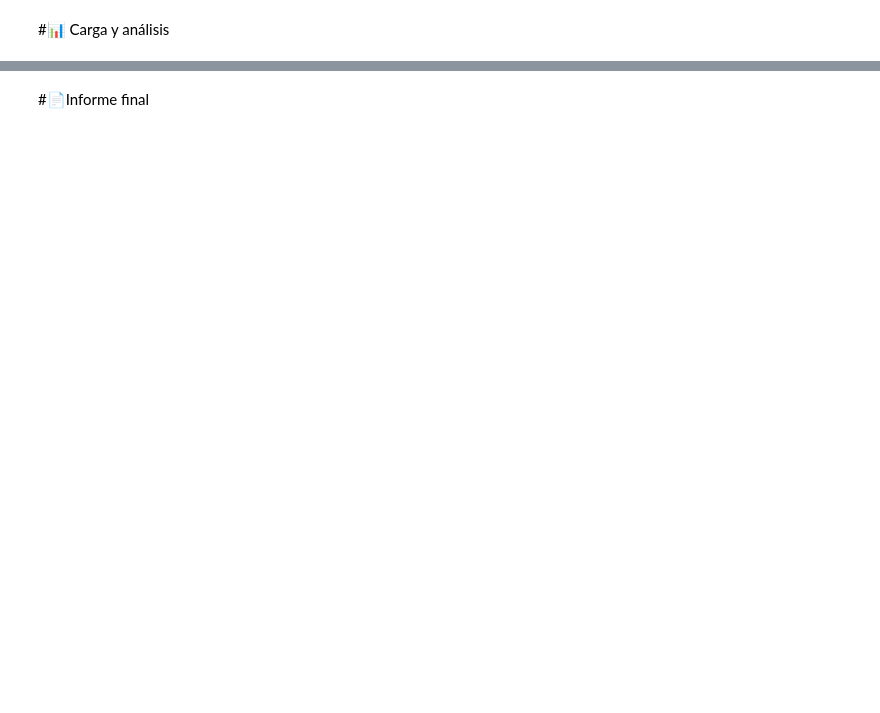
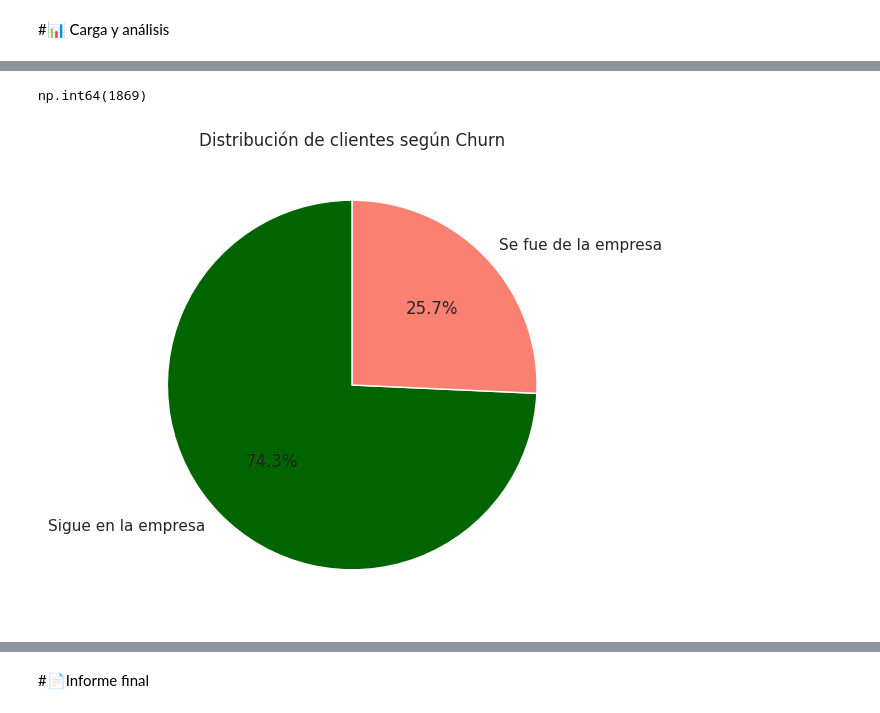
Before and after one commit to WolganStark/CHALLENGE-TELECOM-X, a Jupyter notebook: TelecomX.ipynb, the cells around one changed output, grey strips where cells are left out. Drawn from its saved outputs; the diff is of its cells as text; code cells hidden in the pictures; blank space fills up the shorter version.

```diff
--- a/TelecomX.ipynb
+++ b/TelecomX.ipynb
@@ -26,0 +355,12 @@ df.head()
+# %%
+# Estandarización de datos
+
+df['customer.SeniorCitizen'] = df['customer.SeniorCitizen'].map({0: False, 1: True})
+
+for col in ['customer.Partner', 'customer.Dependents', 'phone.PhoneService', 'account.PaperlessBilling']:
+    df[col] = df[col].map({'Yes': True, 'No': False})
+
+df['phone.MultipleLines'] = df['phone.MultipleLines'].map({'Yes': True, 'No': False, 'No phone service': False})
+
+for col in ['internet.OnlineSecurity', 'internet.OnlineBackup', 'internet.DeviceProtection', 'internet.TechSupport', 'internet.StreamingTV', 'internet.StreamingMovies']:
+    df[col] = df[col].map({'Yes': True, 'No': False, 'No internet service': False})
@@ -26,0 +430,5 @@ df.head()
+# %%
+for col in ['customer.gender', 'internet.InternetService', 'account.Contract', 'account.PaymentMethod']:
+  df[col] = df[col].str.lower()
+
+df.info()
@@ -26,0 +463,3 @@ df.head()
+# %%
+df['Cuenta diaria'] = df['account.Charges.Monthly'] / 30
+df.head()
@@ -26,0 +494,9 @@ df.head()
+# %%
+df = df.rename(columns={'customer.gender': 'Genero', 'customer.SeniorCitizen': 'Mayor a 65 Años', 'customer.Partner': 'Casad@',
+                        'customer.Dependents': 'Dependientes', 'customer.tenure': 'Tiempo de cliente', 'phone.PhoneService': 'Servicio de telefonia',
+                        'phone.MultipleLines': 'Multiples lineas', 'internet.InternetService': 'Servicio de Internet', 'internet.OnlineSecurity': 'Seguridad en linea',
+                        'internet.OnlineBackup': 'Respaldo en linea', 'internet.DeviceProtection': 'Proteccion del dispositivo', 'internet.TechSupport': 'Soporte Premium',
+                        'internet.StreamingTV': 'Suscripción por cable', 'internet.StreamingMovies': 'Streaming Peliculas', 'account.Contract': 'Tipo de contrato',
+                        'account.PaperlessBilling': 'Facturacion en linea', 'account.PaymentMethod': 'Forma de pago', 'account.Charges.Monthly': 'Cuenta mensual',
+                        'account.Charges.Total': 'Cuenta total'})
+df.info()
@@ -28,0 +535,14 @@ df.head()
+# %%
+df['Churn'].sum()
+# %% [output]
+np.int64(1869)
+# %%
+conteo_churn = df['Churn'].value_counts()
+
+# Gráfico de pastel
+plt.figure(figsize=(6,6))
+plt.pie(conteo_churn, labels=['Sigue en la empresa', 'Se fue de la empresa'], autopct='%1.1f%%', startangle=90, colors=['darkgreen', 'salmon'])
+plt.title('Distribución de clientes según Churn')
+plt.show()
+# %% [output]
+[figure, added]
```
Also changed, not shown: parts of 101 cells of this notebook, 12 other files.
